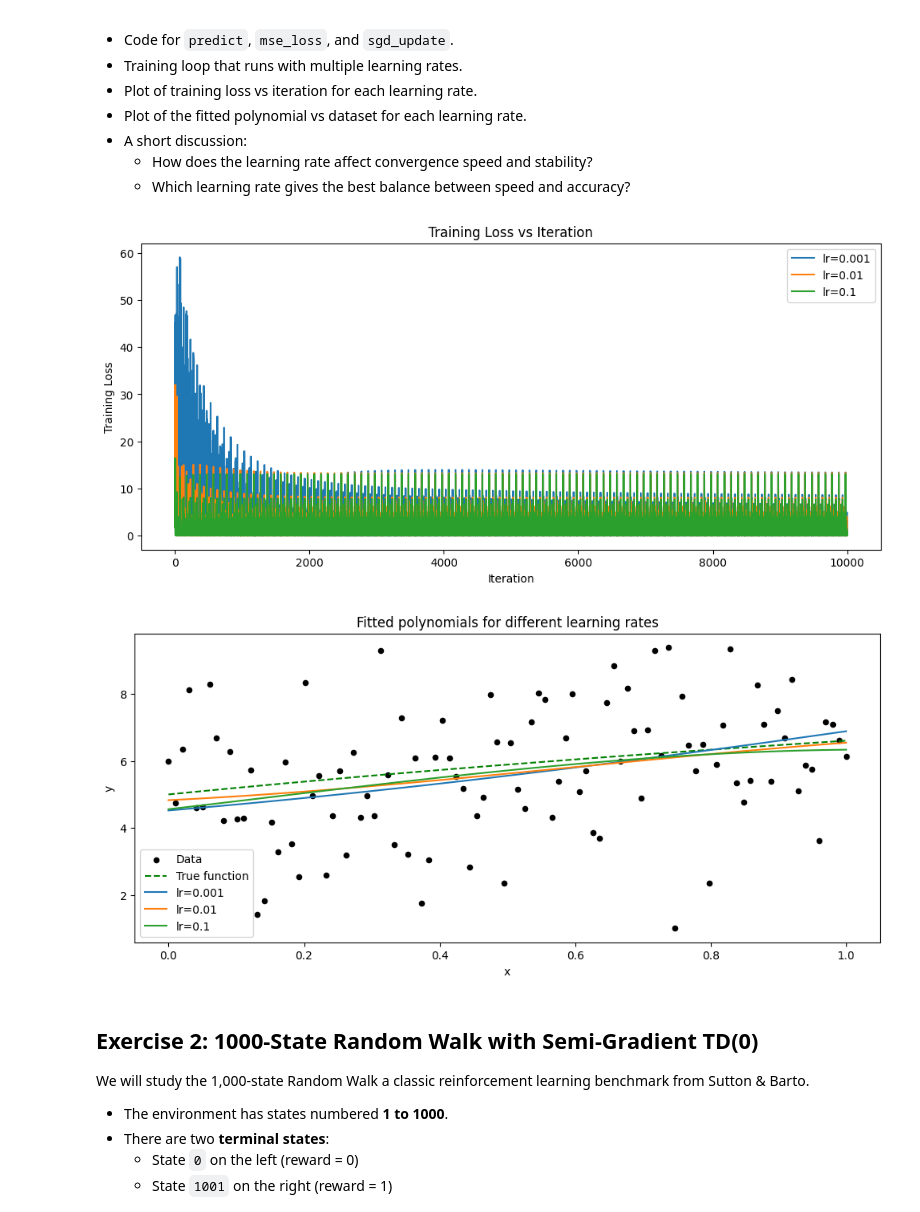
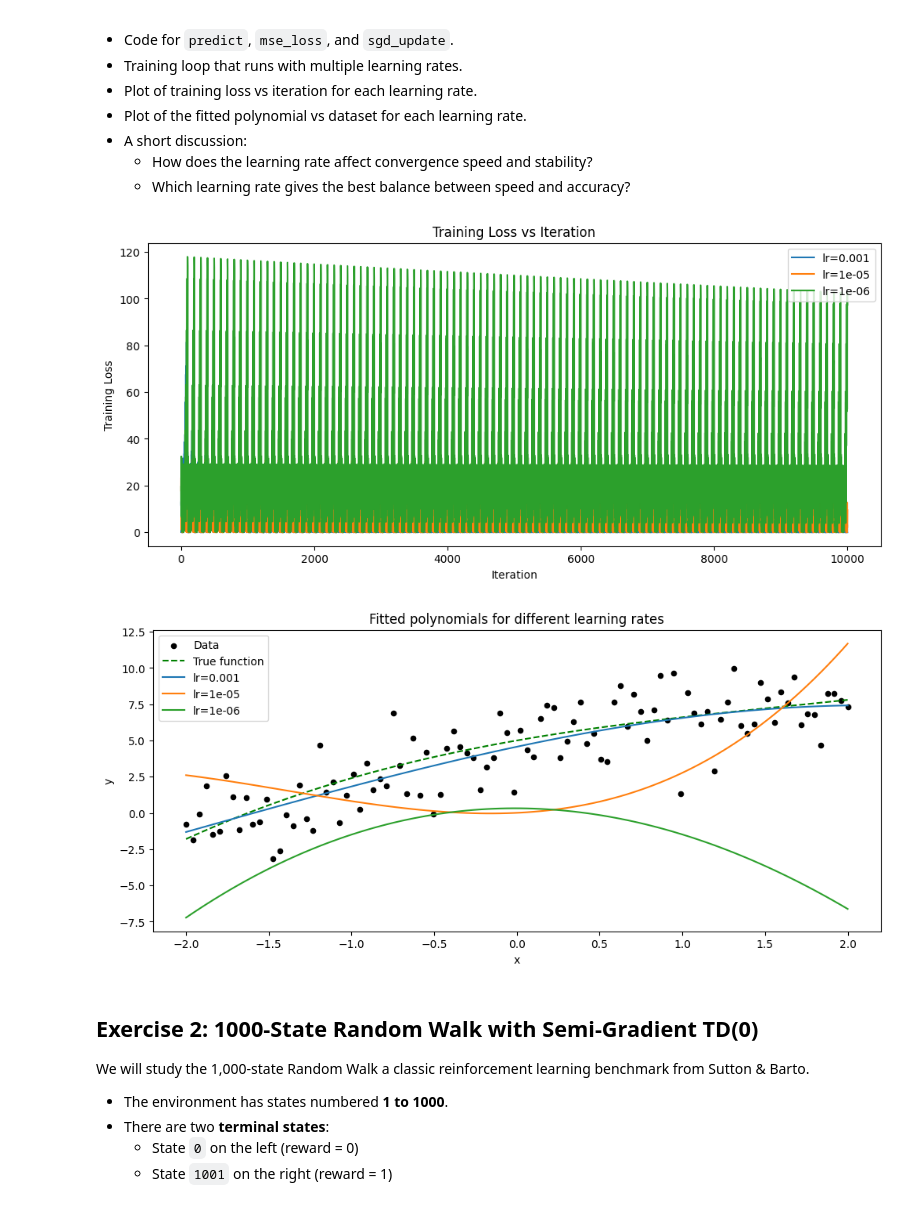
Before and after one commit to Cristian-Cortez/CSE337-labs, a Jupyter notebook: lab5_approximation.ipynb, the cells around one changed output. Cells and saved outputs as stored; diff of their text form; code cells hidden in the pictures.

```diff
--- a/lab5_approximation.ipynb
+++ b/lab5_approximation.ipynb
@@ -27,7 +27,7 @@ import matplotlib.pyplot as plt
 # Generate synthetic data based on a cubic polynomial with Gaussian noise
 np.random.seed(42)  # for reproducibility
 n_samples = 100
-x = np.linspace(0, 1, n_samples)
+x = np.linspace(-2, 2, n_samples)
 # Define the true cubic polynomial function
 def true_function(x):
   return 0.1 * x**3 - 0.5 * x**2 + 2 * x + 5
@@ -162,39 +162,39 @@ def train(x, y, alpha, epochs=10, verbose=False):
     return w, losses
 
 
-learning_rates = [0.001, 0.01, 0.1]
+learning_rates = [0.001, 0.00001, 0.000001]
 results = {}
 
 for lr in learning_rates:
     w, losses = train(x, y, alpha=lr, epochs=100)
     results[lr] = {"weights": w, "losses": losses}
 
 plt.figure(figsize=(12,5))
 for lr, res in results.items():
     plt.plot(res["losses"], label=f"lr={lr}")
 plt.xlabel("Iteration")
 plt.ylabel("Training Loss")
 plt.title("Training Loss vs Iteration")
 plt.legend()
 plt.show()
 
 # Plot fitted polynomials
 plt.figure(figsize=(12,5))
 plt.scatter(x, y, color="black", s=20, label="Data")
 plt.plot(x, y_true, "g--", label="True function")
 
 for lr, res in results.items():
     y_hat = y_pred(x, res["weights"])
     plt.plot(x, y_hat, label=f"lr={lr}")
 
 plt.xlabel("x")
 plt.ylabel("y")
 plt.title("Fitted polynomials for different learning rates")
 plt.legend()
 plt.show()
 # %% [output]
-[figure, old version]
+[figure, new version]
-[figure, old version]
+[figure, new version]
 # %% [markdown]
 ## Exercise 2: 1000-State Random Walk with Semi-Gradient TD(0)
 
```
Also changed, not shown: parts of 2 cells of this notebook.
